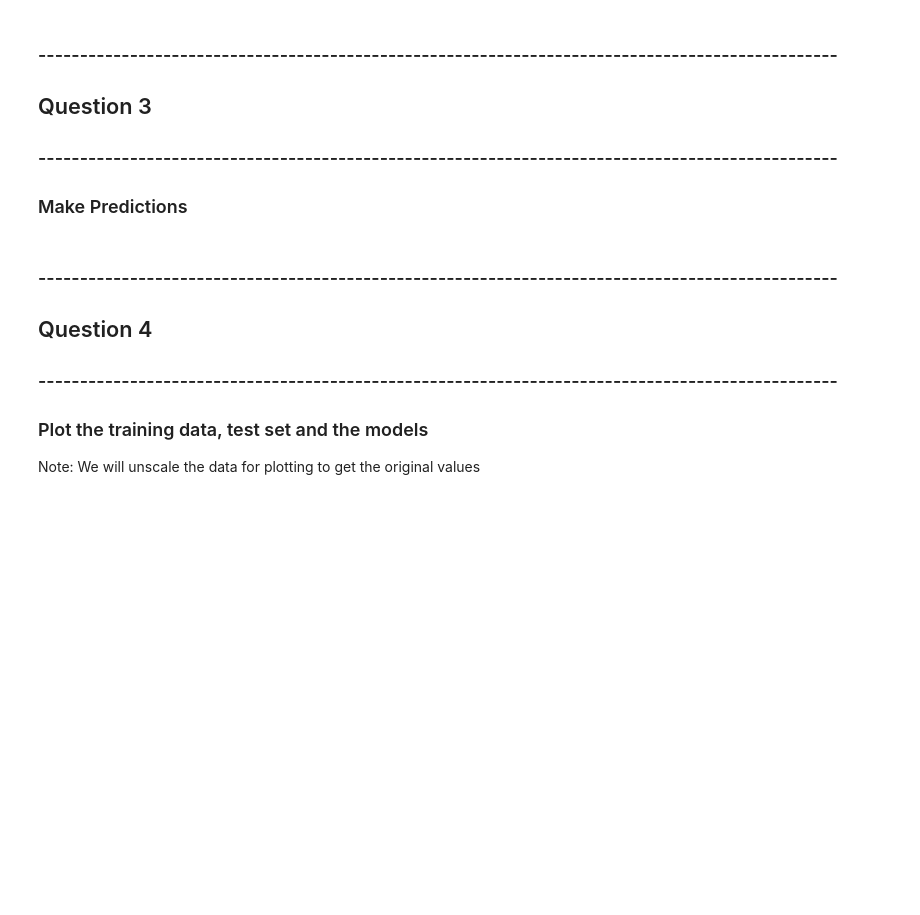
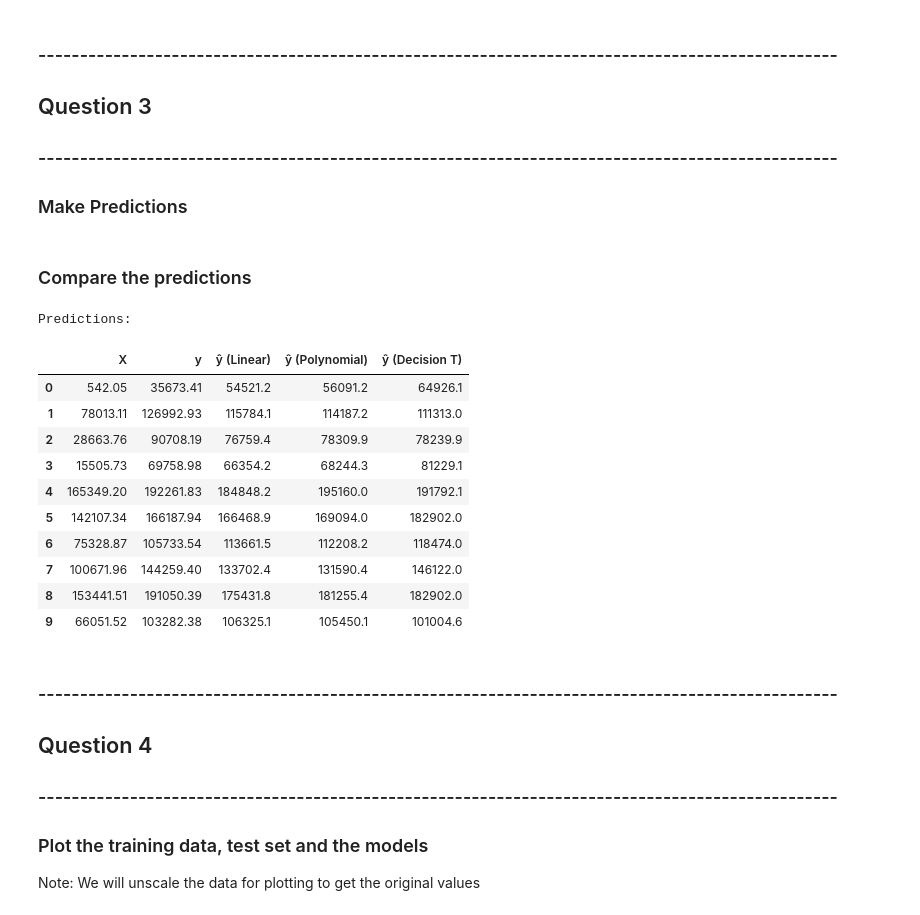
Before and after one commit to roshangiga/ML_tinker, a Jupyter notebook: caseStudy1.ipynb, the cells around one changed output. Cells and saved outputs as stored; diff of their text form; code cells hidden in the pictures; blank space fills up the shorter version.

```diff
--- a/caseStudy1.ipynb
+++ b/caseStudy1.ipynb
@@ -271,6 +258,32 @@ pr_pred = pr_model.predict(X_test_poly)
 
 # 3. Decision Tree Predictions
 dt_pred = dt_model.predict(X_test)
+# %% [markdown]
+### Compare the predictions
+# %%
+predictions = pd.DataFrame({
+    'X': X_test.flatten(),
+    'y': scaler_y.inverse_transform(y_test_scaled.reshape(-1, 1)).flatten(),
+    'ŷ (Linear)': scaler_y.inverse_transform(lr_pred.reshape(-1, 1)).flatten().round(1),
+    'ŷ (Polynomial)': scaler_y.inverse_transform(pr_pred.reshape(-1, 1)).flatten().round(1),
+    'ŷ (Decision T)': dt_pred.round(1),
+})
+
+print("Predictions:")
+predictions
+# %% [output]
+Predictions:
+|  | X | y | ŷ (Linear) | ŷ (Polynomial) | ŷ (Decision T) |
+| 0 | 542.05 | 35673.41 | 54521.2 | 56091.2 | 64926.1 |
+| 1 | 78013.11 | 126992.93 | 115784.1 | 114187.2 | 111313.0 |
+| 2 | 28663.76 | 90708.19 | 76759.4 | 78309.9 | 78239.9 |
+| 3 | 15505.73 | 69758.98 | 66354.2 | 68244.3 | 81229.1 |
+| 4 | 165349.20 | 192261.83 | 184848.2 | 195160.0 | 191792.1 |
+| 5 | 142107.34 | 166187.94 | 166468.9 | 169094.0 | 182902.0 |
+| 6 | 75328.87 | 105733.54 | 113661.5 | 112208.2 | 118474.0 |
+| 7 | 100671.96 | 144259.40 | 133702.4 | 131590.4 | 146122.0 |
+| 8 | 153441.51 | 191050.39 | 175431.8 | 181255.4 | 182902.0 |
+| 9 | 66051.52 | 103282.38 | 106325.1 | 105450.1 | 101004.6 |
 # %% [markdown]
 ### ------------------------------------------------------------------------------------------------
 ## Question 4
```
Also changed, not shown: parts of 3 cells of this notebook, 1 other file.
